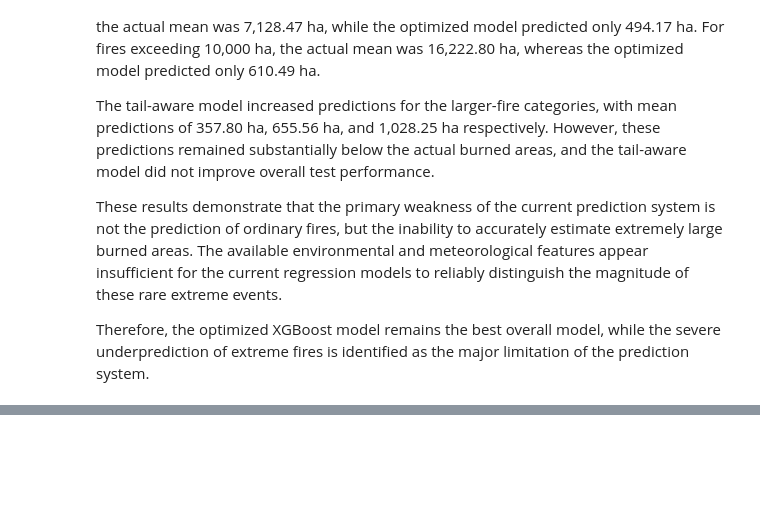
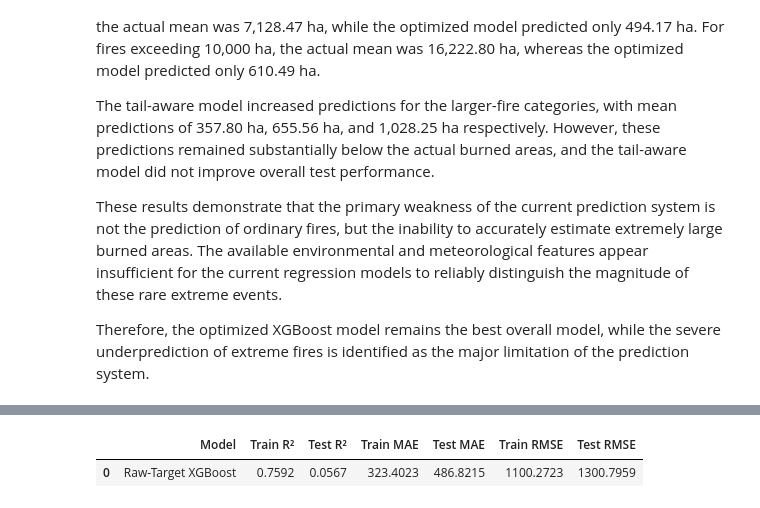
Before and after one commit to mraznyrazeek/ML-Based-Forest-Fire-Prediction-Project, a Jupyter notebook: backend/notebooks/05_final_model_improvement.ipynb, the cells around one changed output, grey strips where cells are left out. Cells and saved outputs as stored; diff of their text form; code cells hidden in the pictures; blank space fills up the shorter version.

```diff
--- a/backend/notebooks/05_final_model_improvement.ipynb
+++ b/backend/notebooks/05_final_model_improvement.ipynb
@@ -1012,0 +1092,19 @@ Therefore, the optimized XGBoost model remains the best overall model, while the
+# %%
+# SECTION 6.1 — RAW BURNED-AREA TARGET
+
+# Convert the current log target back to hectares
+y_train_raw = np.expm1(y_train)
+y_test_raw = np.expm1(y_test)
+
+print("=" * 60)
+print("RAW BURNED-AREA TARGET")
+print("=" * 60)
+
+print(f"Training target range : {y_train_raw.min():.2f} to {y_train_raw.max():.2f} ha")
+print(f"Testing target range  : {y_test_raw.min():.2f} to {y_test_raw.max():.2f} ha")
+
+print(f"\nTraining mean   : {y_train_raw.mean():.2f} ha")
+print(f"Training median : {y_train_raw.median():.2f} ha")
+
+print(f"\nTesting mean    : {y_test_raw.mean():.2f} ha")
+print(f"Testing median  : {y_test_raw.median():.2f} ha")
@@ -1012,0 +1170,48 @@ Therefore, the optimized XGBoost model remains the best overall model, while the
+# %%
+# SECTION 6.3 — EVALUATE RAW-TARGET XGBOOST
+
+raw_train_pred = raw_xgb.predict(X_train)
+raw_test_pred = raw_xgb.predict(X_test)
+
+# Prevent negative burned-area predictions
+raw_train_pred = np.maximum(raw_train_pred, 0)
+raw_test_pred = np.maximum(raw_test_pred, 0)
+
+raw_results = {
+    "Model": "Raw-Target XGBoost",
+    "Train R²": r2_score(
+        y_train_raw,
+        raw_train_pred
+    ),
+    "Test R²": r2_score(
+        y_test_raw,
+        raw_test_pred
+    ),
+    "Train MAE": mean_absolute_error(
+        y_train_raw,
+        raw_train_pred
+    ),
+    "Test MAE": mean_absolute_error(
+        y_test_raw,
+        raw_test_pred
+    ),
+    "Train RMSE": np.sqrt(
+        mean_squared_error(
+            y_train_raw,
+            raw_train_pred
+        )
+    ),
+    "Test RMSE": np.sqrt(
+        mean_squared_error(
+            y_test_raw,
+            raw_test_pred
+        )
+    )
+}
+
+display(
+    pd.DataFrame([raw_results]).round(4)
+)
+# %% [output]
+|  | Model | Train R² | Test R² | Train MAE | Test MAE | Train RMSE | Test RMSE |
+| 0 | Raw-Target XGBoost | 0.7592 | 0.0567 | 323.4023 | 486.8215 | 1100.2723 | 1300.7959 |
```
Also changed, not shown: parts of 29 cells of this notebook.
